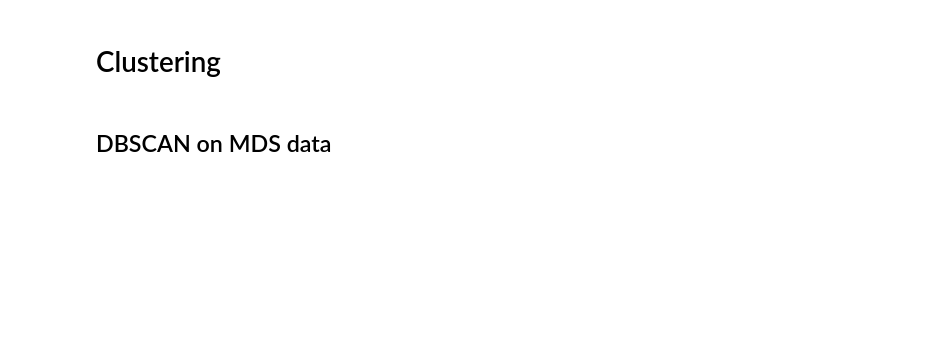
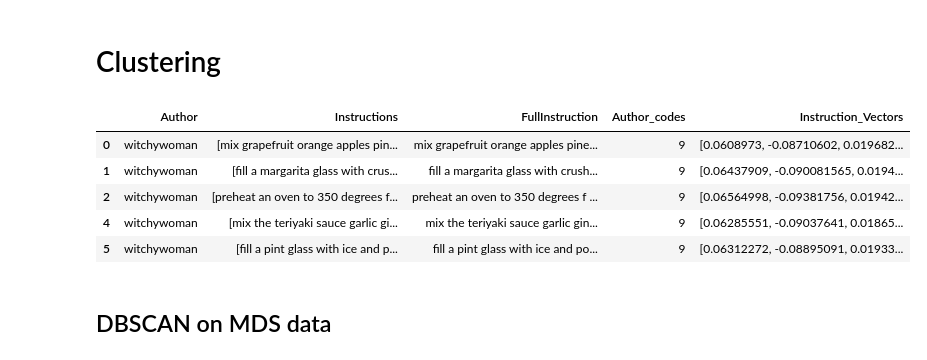
Before and after one commit to Schmidt8181/Allreciepes_NLP, a Jupyter notebook: All_Recipes_NLP.ipynb, the cells around one changed output. Saved outputs shown, nothing was run; the diff lists cells and outputs as text; code cells hidden in the pictures; blank space fills up the shorter version.

```diff
--- a/All_Recipes_NLP.ipynb
+++ b/All_Recipes_NLP.ipynb
@@ -226,19 +226 @@ array([ 0.22424424,  0.11131816,  0.03085391,  0.47243512, -0.54844296,
       dtype=float32)
-# %%
-
-#def sentence_vector(model_vectors):
-    #function to sum all words vectors in a given sentence
-#    featureVec = np.zeros((100,), dtype="float32")
-#    try:
-#        for word in words:
-#            featureVec = np.add(featureVec, model_vectors[word])
-#    except:
-#        pass
-#    return featureVec
-
-#[[word for word in document.split() if word not in stoplist] for document in sentences]
-#featureVec = np.zeros((100,), dtype="float32")
-for each in raw_recipes_data.FullInstruction.str.split():
-    featureVec = np.zeros((100,), dtype="float32")
-    featureVec = np.add(featureVec, model_vectors[each])
-    return featureVec
@@ -252,11 +232,12 @@ def avg_sentence_vector(words, model, num_features, index2word_set):
 
     for word in words:
         if word not in index2word_set:
-            nwords = nwords+1
-            featureVec = np.add(featureVec, model[word])
+            if model.__contains__(word):
+                nwords = nwords+1
+                featureVec = np.add(featureVec, model[word])
 
     if nwords>0:
-        pass
+        featureVec = np.divide(featureVec, nwords)
     return featureVec
 # %%
-raw_recipe_data['Instruction_Vectors'] = avg_sentence_vector(raw_recipe_data.FullInstruction.str.split(), model=word_vectors, num_features=100, index2word_set=stoplist)
+raw_recipe_data['Instruction_Vectors'] = raw_recipe_data.FullInstruction.apply(lambda x: avg_sentence_vector(x.split(), word_vectors, num_features = 100, index2word_set = stoplist))
@@ -349,3 +330,12 @@ y = raw_recipe_data['Author_Code']
+# %%
+raw_recipe_data.head()
+# %% [output]
+|  | Author | Instructions | FullInstruction | Author_codes | Instruction_Vectors |
+| 0 | witchywoman | [mix grapefruit orange apples pin... | mix grapefruit orange apples pine... | 9 | [0.0608973, -0.08710602, 0.019682... |
+| 1 | witchywoman | [fill a margarita glass with crus... | fill a margarita glass with crush... | 9 | [0.06437909, -0.090081565, 0.0194... |
+| 2 | witchywoman | [preheat an oven to 350 degrees f... | preheat an oven to 350 degrees f ... | 9 | [0.06564998, -0.09381756, 0.01942... |
+| 4 | witchywoman | [mix the teriyaki sauce garlic gi... | mix the teriyaki sauce garlic gin... | 9 | [0.06285551, -0.09037641, 0.01865... |
+| 5 | witchywoman | [fill a pint glass with ice and p... | fill a pint glass with ice and po... | 9 | [0.06312272, -0.08895091, 0.01933... |
 # %% [markdown]
 ## DBSCAN on MDS data
 # %%
```
Also changed, not shown: parts of 53 cells of this notebook.
